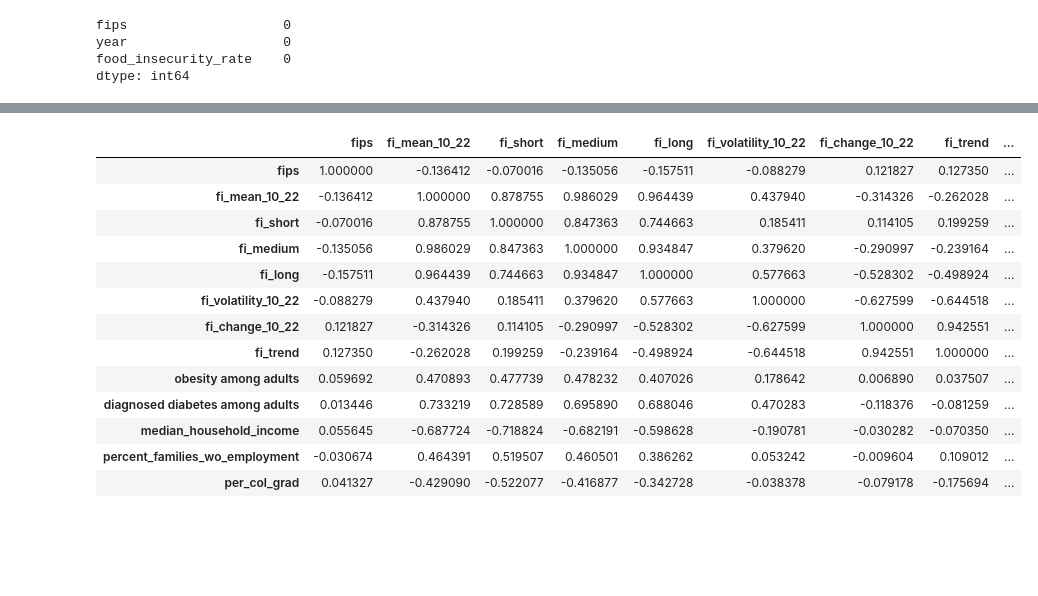
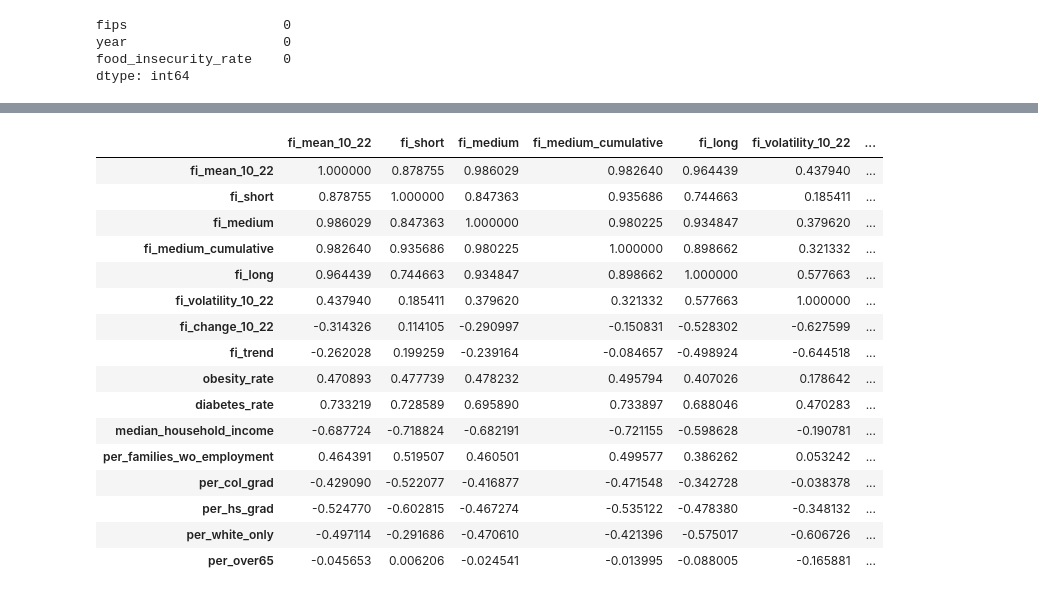
Before and after one commit to rorythanhtran/SNAP-Diabetes-prevalance, a Jupyter notebook: data analysis/initial_analyses.ipynb, the cells around one changed output, grey strips where cells are left out. Cells and saved outputs as stored; diff of their text form; code cells hidden in the pictures; blank space fills up the shorter version.

```diff
--- a/data analysis/initial_analyses.ipynb
+++ b/data analysis/initial_analyses.ipynb
@@ -40,3 +66,6 @@ Index(['high_threshold_in_state', 'per_fi_less_or_equal_to_low_threshold',
+# %%
+#Make fips as string
+merged_data['fips'] = merged_data['fips'].astype(str)
 # %%
 #Filter for just one year of data
 merged_data_2018 = merged_data[merged_data['year'] == 2018]
@@ -125,7 +192,7 @@ summary["mean"].plot(kind = "line")
 # %%
 census_health_df = merged_data[merged_data["year"] == 2022]
 
-census_health_df = census_health_df[['fips', 'obesity among adults', 'diagnosed diabetes among adults', 'median_household_income', 'percent_families_wo_employment', 'per_col_grad']].drop_duplicates("fips")
+census_health_df = census_health_df[['fips', 'state_name', 'obesity_rate', 'diabetes_rate', 'median_household_income', 'per_families_wo_employment', 'per_col_grad', 'per_hs_grad', 'per_white_only', 'per_over65']].drop_duplicates("fips")
 
 census_health_df.notna().sum()
 # %% [output]
@@ -156,6 +227,9 @@ fi_short = fi[fi["year"] >= 2020].groupby("fips")["food_insecurity_rate"].mean()
 
 #Medium-term exposure mean
 fi_medium = fi[fi["year"].isin([2015, 2016, 2017, 2018, 2019])].groupby("fips")["food_insecurity_rate"].mean().rename("fi_medium")
+
+#Medium-term cumulative exposure
+fi_medium_cumulative = fi[fi["year"].isin([2015, 2016, 2017, 2018, 2019, 2020, 2021, 2022])].groupby("fips")["food_insecurity_rate"].mean().rename("fi_medium_cumulative")
 
 #Long-term exposure mean
 fi_long = fi[fi["year"].isin([2010, 2011, 2012, 2013, 2014])].groupby("fips")["food_insecurity_rate"].mean().rename("fi_long")
@@ -180,7 +254,7 @@ fi_trend = fi.groupby("fips").apply(calc_slope).rename("fi_trend")
 #Merge all the change measures into one dataframe
 
 fi_features = (
-    pd.concat([fi_mean_10_22, fi_short, fi_medium, fi_long, fi_volatility_10_22, fi_change_10_22, fi_trend], axis=1)
+    pd.concat([fi_mean_10_22, fi_short, fi_medium, fi_medium_cumulative, fi_long, fi_volatility_10_22, fi_change_10_22, fi_trend], axis=1)
       .reset_index()
 )
 # %%
@@ -246,21 +325,24 @@ rows_with_na
 # %%
 #Removing NAs for initial analyses
 final_df = final_df.dropna()
 
-correlation_matrix = final_df.corr()
+correlation_matrix = final_df.corr(numeric_only=True)
 correlation_matrix
 # %% [output]
-|  | fips | fi_mean_10_22 | fi_short | fi_medium | fi_long | fi_volatility_10_22 | fi_change_10_22 | fi_trend | ... |
-| fips | 1.000000 | -0.136412 | -0.070016 | -0.135056 | -0.157511 | -0.088279 | 0.121827 | 0.127350 | ... |
-| fi_mean_10_22 | -0.136412 | 1.000000 | 0.878755 | 0.986029 | 0.964439 | 0.437940 | -0.314326 | -0.262028 | ... |
-| fi_short | -0.070016 | 0.878755 | 1.000000 | 0.847363 | 0.744663 | 0.185411 | 0.114105 | 0.199259 | ... |
-| fi_medium | -0.135056 | 0.986029 | 0.847363 | 1.000000 | 0.934847 | 0.379620 | -0.290997 | -0.239164 | ... |
-| fi_long | -0.157511 | 0.964439 | 0.744663 | 0.934847 | 1.000000 | 0.577663 | -0.528302 | -0.498924 | ... |
-| fi_volatility_10_22 | -0.088279 | 0.437940 | 0.185411 | 0.379620 | 0.577663 | 1.000000 | -0.627599 | -0.644518 | ... |
-| fi_change_10_22 | 0.121827 | -0.314326 | 0.114105 | -0.290997 | -0.528302 | -0.627599 | 1.000000 | 0.942551 | ... |
-| fi_trend | 0.127350 | -0.262028 | 0.199259 | -0.239164 | -0.498924 | -0.644518 | 0.942551 | 1.000000 | ... |
-| obesity among adults | 0.059692 | 0.470893 | 0.477739 | 0.478232 | 0.407026 | 0.178642 | 0.006890 | 0.037507 | ... |
-| diagnosed diabetes among adults | 0.013446 | 0.733219 | 0.728589 | 0.695890 | 0.688046 | 0.470283 | -0.118376 | -0.081259 | ... |
-| median_household_income | 0.055645 | -0.687724 | -0.718824 | -0.682191 | -0.598628 | -0.190781 | -0.030282 | -0.070350 | ... |
-| percent_families_wo_employment | -0.030674 | 0.464391 | 0.519507 | 0.460501 | 0.386262 | 0.053242 | -0.009604 | 0.109012 | ... |
-| per_col_grad | 0.041327 | -0.429090 | -0.522077 | -0.416877 | -0.342728 | -0.038378 | -0.079178 | -0.175694 | ... |
+|  | fi_mean_10_22 | fi_short | fi_medium | fi_medium_cumulative | fi_long | fi_volatility_10_22 | ... |
+| fi_mean_10_22 | 1.000000 | 0.878755 | 0.986029 | 0.982640 | 0.964439 | 0.437940 | ... |
+| fi_short | 0.878755 | 1.000000 | 0.847363 | 0.935686 | 0.744663 | 0.185411 | ... |
+| fi_medium | 0.986029 | 0.847363 | 1.000000 | 0.980225 | 0.934847 | 0.379620 | ... |
+| fi_medium_cumulative | 0.982640 | 0.935686 | 0.980225 | 1.000000 | 0.898662 | 0.321332 | ... |
+| fi_long | 0.964439 | 0.744663 | 0.934847 | 0.898662 | 1.000000 | 0.577663 | ... |
+| fi_volatility_10_22 | 0.437940 | 0.185411 | 0.379620 | 0.321332 | 0.577663 | 1.000000 | ... |
+| fi_change_10_22 | -0.314326 | 0.114105 | -0.290997 | -0.150831 | -0.528302 | -0.627599 | ... |
+| fi_trend | -0.262028 | 0.199259 | -0.239164 | -0.084657 | -0.498924 | -0.644518 | ... |
+| obesity_rate | 0.470893 | 0.477739 | 0.478232 | 0.495794 | 0.407026 | 0.178642 | ... |
+| diabetes_rate | 0.733219 | 0.728589 | 0.695890 | 0.733897 | 0.688046 | 0.470283 | ... |
+| median_household_income | -0.687724 | -0.718824 | -0.682191 | -0.721155 | -0.598628 | -0.190781 | ... |
+| per_families_wo_employment | 0.464391 | 0.519507 | 0.460501 | 0.499577 | 0.386262 | 0.053242 | ... |
+| per_col_grad | -0.429090 | -0.522077 | -0.416877 | -0.471548 | -0.342728 | -0.038378 | ... |
+| per_hs_grad | -0.524770 | -0.602815 | -0.467274 | -0.535122 | -0.478380 | -0.348132 | ... |
+| per_white_only | -0.497114 | -0.291686 | -0.470610 | -0.421396 | -0.575017 | -0.606726 | ... |
+| per_over65 | -0.045653 | 0.006206 | -0.024541 | -0.013995 | -0.088005 | -0.165881 | ... |
```
Also changed, not shown: parts of 54 cells of this notebook.
